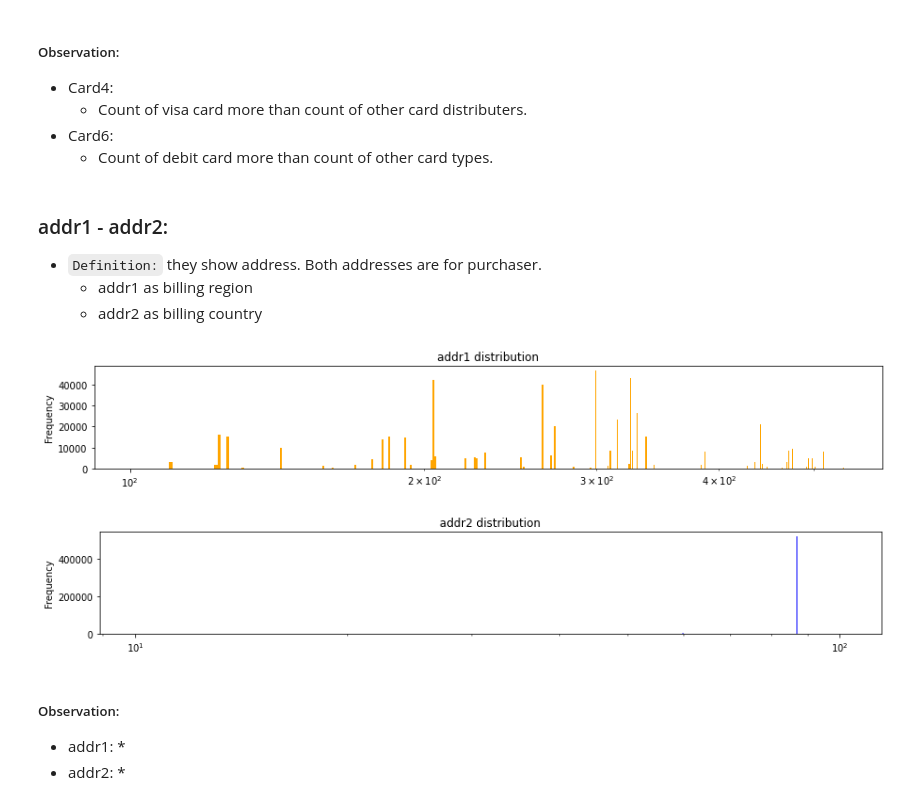
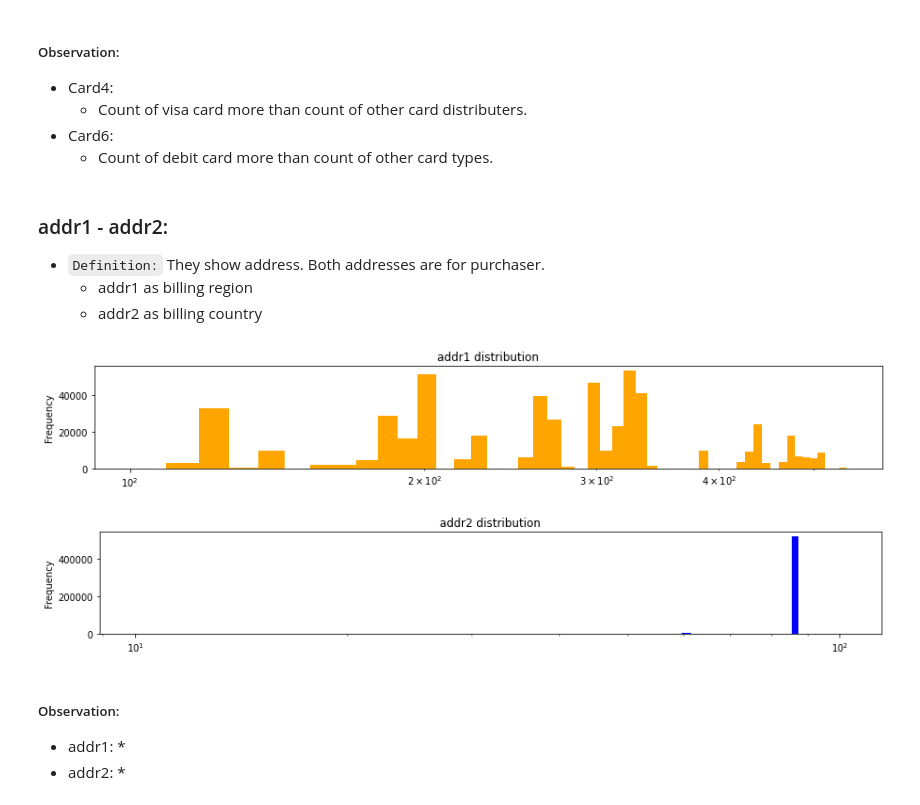
Before and after one commit to ElifKarakutukDinc/IEEE-CIS-Fraud-Detection, a Jupyter notebook: EDA.ipynb, the cells around one changed output. Cells and saved outputs as stored; diff of their text form; code cells hidden in the pictures.

```diff
--- a/EDA.ipynb
+++ b/EDA.ipynb
@@ -416,31 +426,31 @@ countplot_viz(
     * Count of debit card more than count of other card types.
 # %% [markdown]
 ### addr1 - addr2:
-* `Definition:` they show address. Both addresses are for purchaser.
+* `Definition:` They show address. Both addresses are for purchaser.
     * addr1 as billing region
     * addr2 as billing country
 # %%
 train_transaction["addr1"].plot(
     kind="hist",
-    bins=500,
+    bins=50,
     figsize=(15, 2),
     title="addr1 distribution",
     color="orange",
     logx=True,
 )
 plt.show()
 train_transaction["addr2"].plot(
     kind="hist",
-    bins=500,
+    bins=50,
     figsize=(15, 2),
     title="addr2 distribution",
     color="blue",
     logx=True,
 )
 plt.show()
 # %% [output]
-[figure, old version]
+[figure, new version]
-[figure, old version]
+[figure, new version]
 # %% [markdown]
 ##### Observation:
 * addr1:
```
Also changed, not shown: parts of 21 cells of this notebook, 3 other files.
